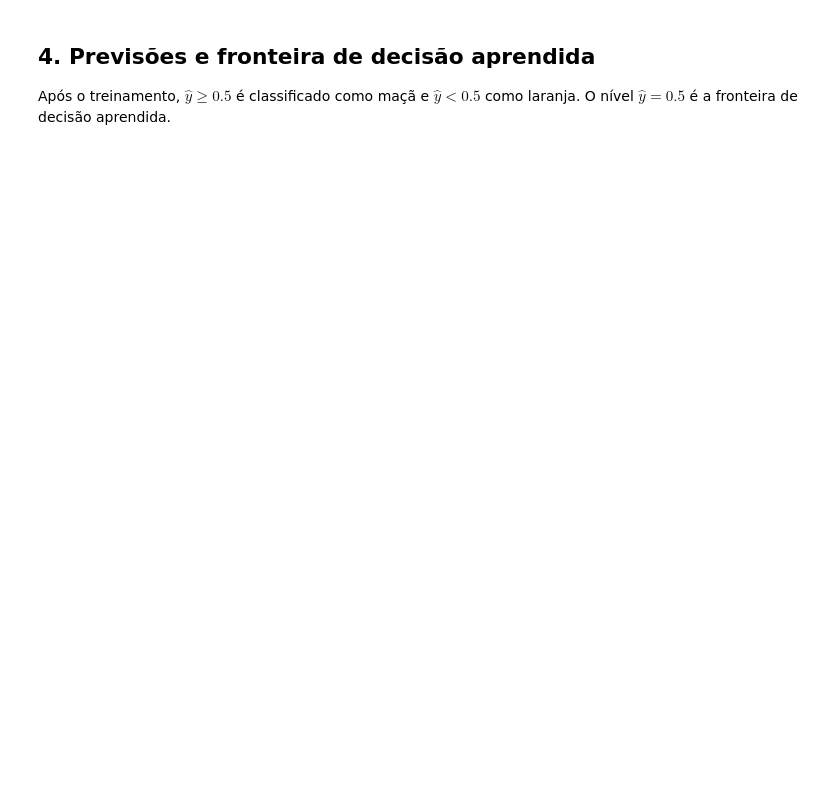
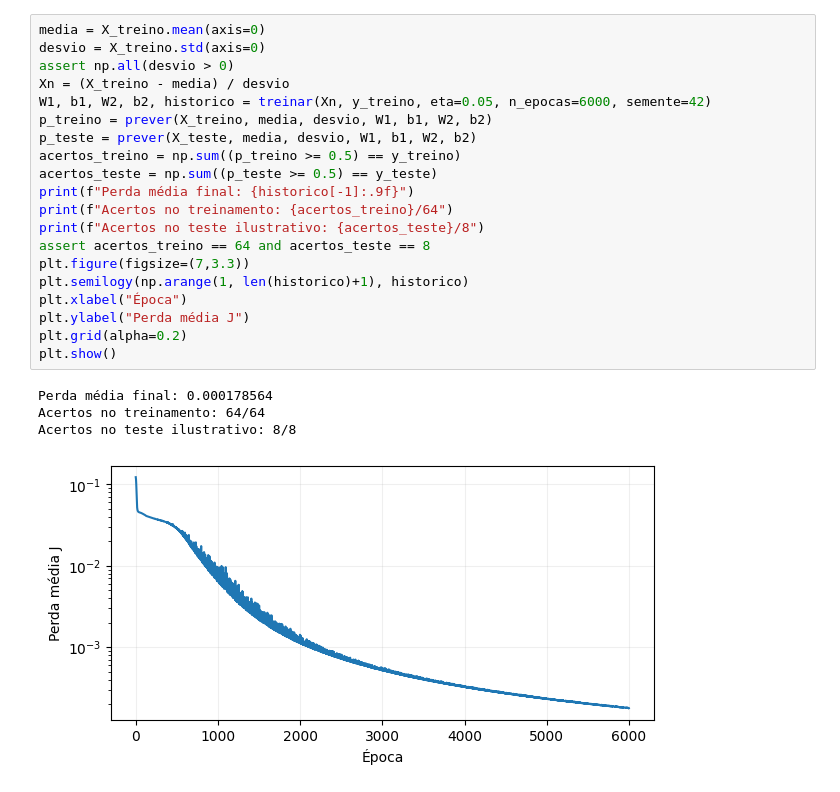
Before and after one commit to americocunhajr/NeuralMath, a Jupyter notebook: ColabCodes/NeuralMath_Colab_PT.ipynb, the cells around one changed output. Drawn from its saved outputs; the diff is of its cells as text; blank space fills up the shorter version.

```diff
--- a/ColabCodes/NeuralMath_Colab_PT.ipynb
+++ b/ColabCodes/NeuralMath_Colab_PT.ipynb
@@ -145,4 +266,25 @@ print(f"Perda média final: {historico[-1]:.10f}")
-# %% [markdown]
-## 4. Previsões e fronteira de decisão aprendida
-
-Após o treinamento, $\widehat y\ge 0.5$ é classificado como maçã e $\widehat y<0.5$ como laranja. O nível $\widehat y=0.5$ é a fronteira de decisão aprendida.
+# %%
+media = X_treino.mean(axis=0)
+desvio = X_treino.std(axis=0)
+assert np.all(desvio > 0)
+Xn = (X_treino - media) / desvio
+W1, b1, W2, b2, historico = treinar(Xn, y_treino, eta=0.05, n_epocas=6000, semente=42)
+p_treino = prever(X_treino, media, desvio, W1, b1, W2, b2)
+p_teste = prever(X_teste, media, desvio, W1, b1, W2, b2)
+acertos_treino = np.sum((p_treino >= 0.5) == y_treino)
+acertos_teste = np.sum((p_teste >= 0.5) == y_teste)
+print(f"Perda média final: {historico[-1]:.9f}")
+print(f"Acertos no treinamento: {acertos_treino}/64")
+print(f"Acertos no teste ilustrativo: {acertos_teste}/8")
+assert acertos_treino == 64 and acertos_teste == 8
+plt.figure(figsize=(7,3.3))
+plt.semilogy(np.arange(1, len(historico)+1), historico)
+plt.xlabel("Época")
+plt.ylabel("Perda média J")
+plt.grid(alpha=0.2)
+plt.show()
+# %% [output]
+Perda média final: 0.000178564
+Acertos no treinamento: 64/64
+Acertos no teste ilustrativo: 8/8
+[figure, added]
```
Also changed, not shown: parts of 23 cells of this notebook, 8 other files.
